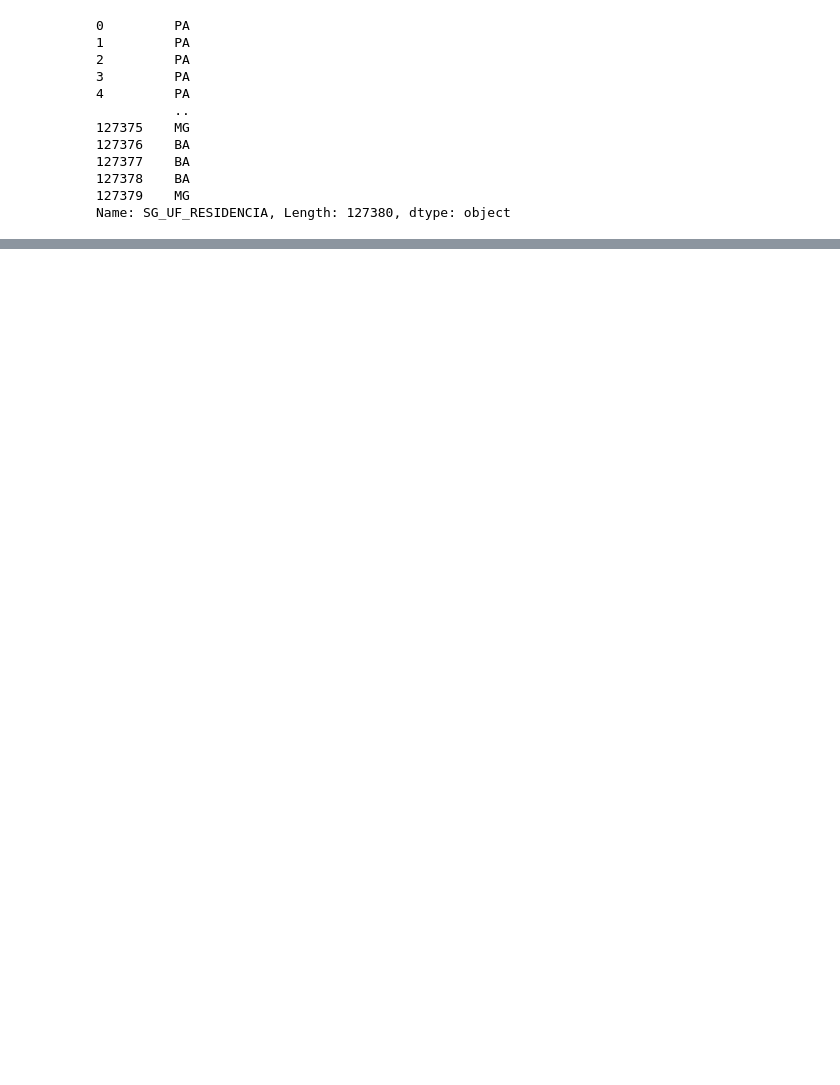
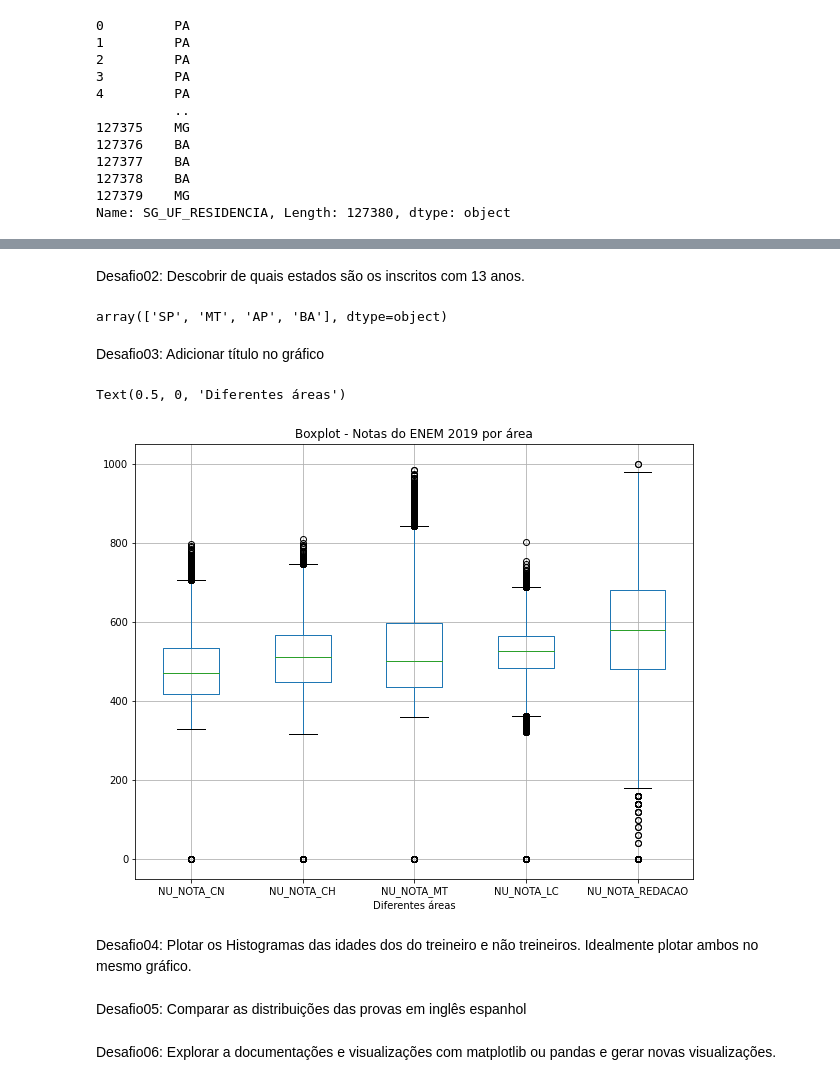
Before and after one commit to gavieira/imersao-dados-2-2020, a Jupyter notebook: Aula01.ipynb, the cells around one changed output, grey strips where cells are left out. Drawn from its saved outputs; the diff is of its cells as text; code cells hidden in the pictures; blank space fills up the shorter version.

```diff
--- a/Aula01.ipynb
+++ b/Aula01.ipynb
@@ -21,0 +13,5 @@ dados.shape
+# %%
+# Como estou rodando o jupyterlab localmente, vou usar o arquivo do repositorio mesmo pra evitar baixar o csv toda vez
+
+dados = pd.read_csv("./MICRODADOS_ENEM_2019_SAMPLE_43278.csv")
+dados.head()
@@ -235,0 +374,8 @@ Desafio06: Explorar a documentações e visualizações com matplotlib ou pandas
+# %% [markdown]
+Desafio02: Descobrir de quais estados são os inscritos com 13 anos.
+# %%
+dados.query("NU_IDADE == 13").SG_UF_RESIDENCIA.unique()
+# %% [output]
+array(['SP', 'MT', 'AP', 'BA'], dtype=object)
+# %% [markdown]
+Desafio03: Adicionar título no gráfico
@@ -235,0 +388,14 @@ Desafio06: Explorar a documentações e visualizações com matplotlib ou pandas
+# %%
+dados[provas].boxplot(grid=True, figsize=(10,8))
+plt.title("Boxplot - Notas do ENEM 2019 por área")
+plt.xticks
+#plt.xlabel("Diferentes áreas")
+# %% [output]
+Text(0.5, 0, 'Diferentes áreas')
+[figure, added]
+# %% [markdown]
+Desafio04: Plotar os Histogramas das idades dos do treineiro e não treineiros. Idealmente plotar ambos no mesmo gráfico.
+# %% [markdown]
+Desafio05: Comparar as distribuições das provas em inglês espanhol
+# %% [markdown]
+Desafio06: Explorar a documentações e visualizações com matplotlib ou pandas e gerar novas visualizações.
```
Also changed, not shown: parts of 53 cells of this notebook, 4 other files.
